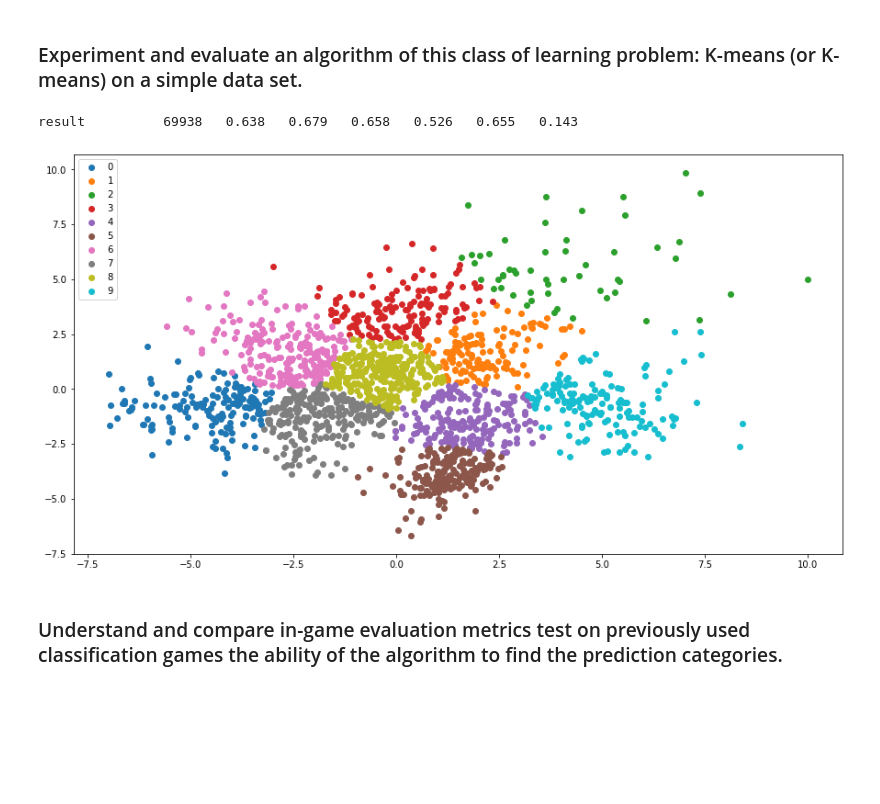
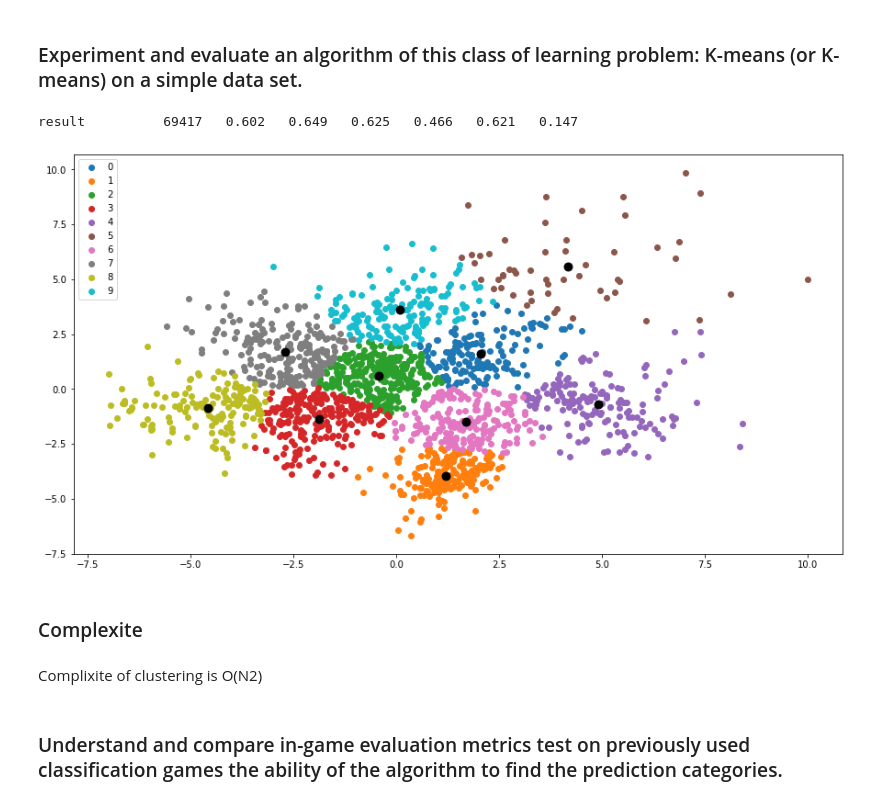
Before and after one commit to Ludo-R/brief-05-01-clusteringKMeans, a Jupyter notebook: clusteringKMeans.ipynb, the cells around one changed output. Cells and saved outputs as stored; diff of their text form; code cells hidden in the pictures; blank space fills up the shorter version.

```diff
--- a/clusteringKMeans.ipynb
+++ b/clusteringKMeans.ipynb
@@ -38,7 +43,7 @@ k = 10
 samples, features = data.shape
 
 # Define model
-model = KMeans(n_clusters=k, init="random", n_init=10)
+model = KMeans(n_clusters=k, init="k-means++", n_init=10)
 # %%
 # Score fonction
 def bench_k_means(estimator, name, data):
@@ -55,7 +60,7 @@ def bench_k_means(estimator, name, data):
 # %%
 bench_k_means(model, "result", data)
 # %% [output]
-result          69938   0.638   0.679   0.658   0.526   0.655   0.143
+result          69417   0.602   0.649   0.625   0.466   0.621   0.147
 # %%
 # PCA Transformation
 pca = PCA(2)
@@ -63,18 +68,25 @@ datatr = pca.fit_transform(data)
 
 model2 = model.fit_predict(datatr)
 # %%
+centroids = model.cluster_centers_
+
 unique_labels = np.unique(model2)
 
 # Plot result
 
 fig = plt.figure(1, figsize=(15, 8))
 
 for i in unique_labels:
     plt.scatter(datatr[model2 == i , 0] , datatr[model2 == i , 1] , label = i)
+plt.scatter(centroids[:,0] , centroids[:,1] , s = 80, color = 'k')
 plt.legend()
 plt.show()
 # %% [output]
-[figure, old version]
+[figure, new version]
+# %% [markdown]
+### Complexite
+# %% [markdown]
+Complixite of clustering is O(N2)
 # %% [markdown]
 ### Understand and compare in-game evaluation metrics test on previously used classification games the ability of the algorithm to find the prediction categories.
 # %% [markdown]
```
Also changed, not shown: parts of 12 cells of this notebook, 1 other file.
